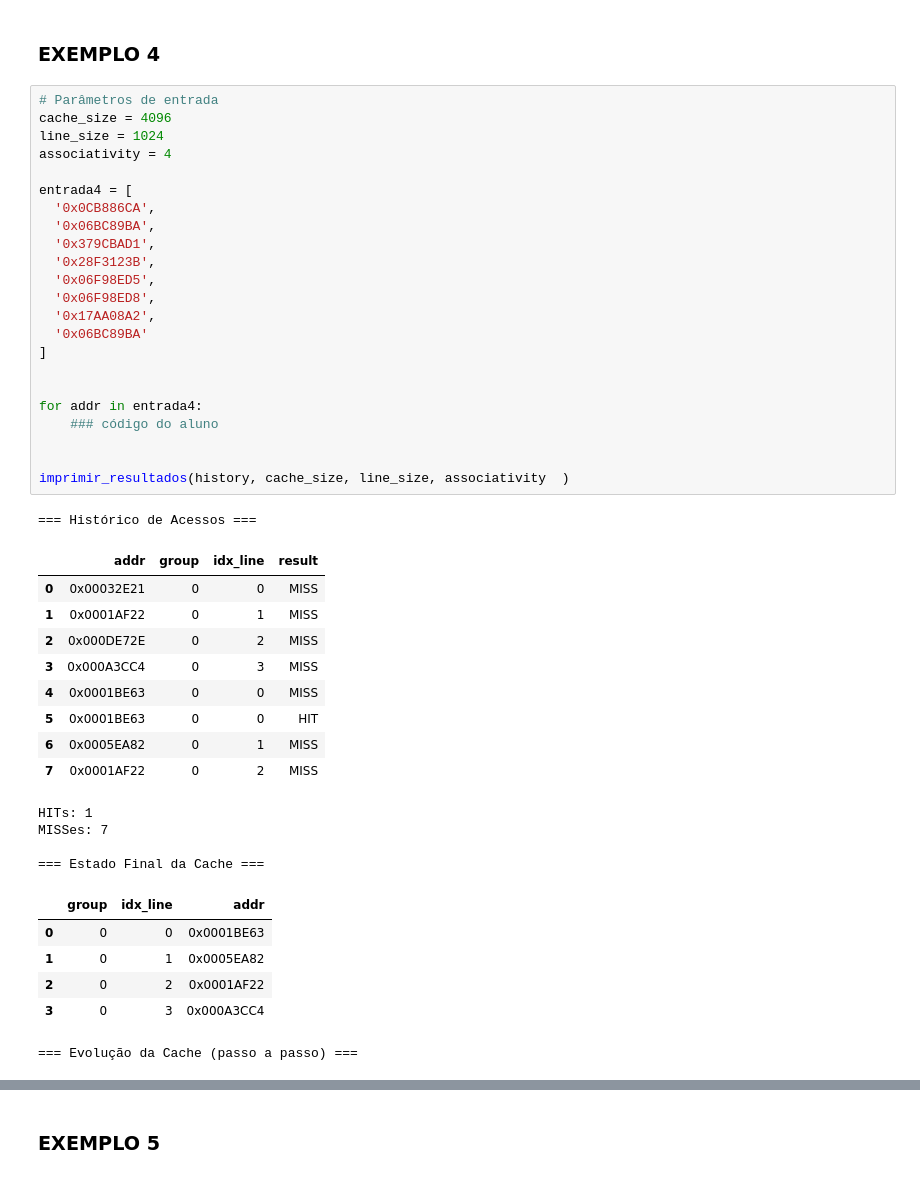
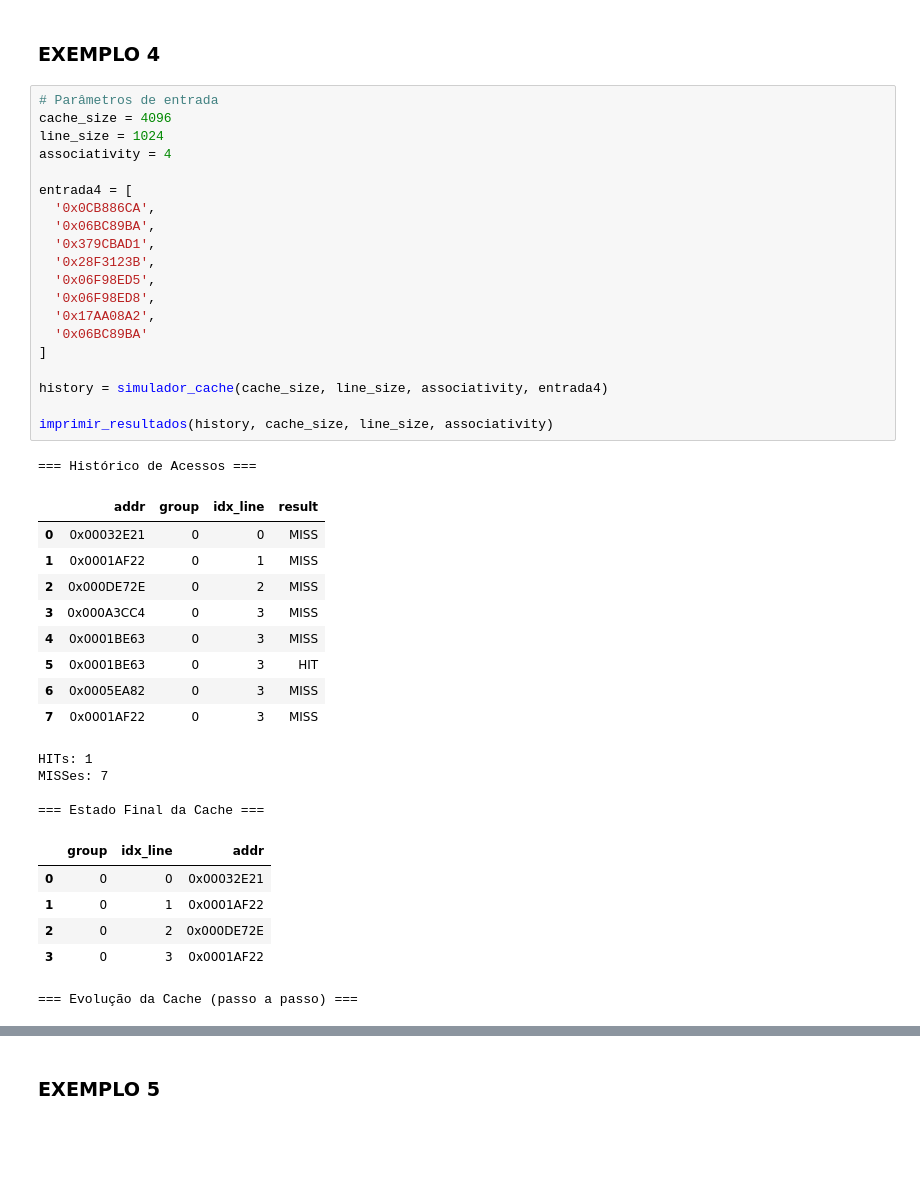
Before and after one commit to adriele07/tb3_arquitetura_de_computadores, a Jupyter notebook: TP3_OC1_Simulador_de_Memória_Cache.ipynb, the cells around one changed output, grey strips where cells are left out. Drawn from its saved outputs; the diff is of its cells as text; blank space fills up the shorter version.

Commit message:
new file:   TP3 - OC1 2025-1.docx.txt 	modified:   "TP3_OC1_Simulador_de_Mem\303\263ria_Cache.ipynb"

```diff
--- a/TP3_OC1_Simulador_de_Memória_Cache.ipynb
+++ b/TP3_OC1_Simulador_de_Memória_Cache.ipynb
@@ -378,46 +428,43 @@ MISSes: 6
 # %%
 # Parâmetros de entrada
 cache_size = 4096
 line_size = 1024
 associativity = 4
 
 entrada4 = [
   '0x0CB886CA',
   '0x06BC89BA',
   '0x379CBAD1',
   '0x28F3123B',
   '0x06F98ED5',
   '0x06F98ED8',
   '0x17AA08A2',
   '0x06BC89BA'
 ]
 
+history = simulador_cache(cache_size, line_size, associativity, entrada4)
 
-for addr in entrada4:
-    ### código do aluno
-
-
-imprimir_resultados(history, cache_size, line_size, associativity  )
+imprimir_resultados(history, cache_size, line_size, associativity)
 # %% [output]
 === Histórico de Acessos ===
 |  | addr | group | idx_line | result |
 | 0 | 0x00032E21 | 0 | 0 | MISS |
 | 1 | 0x0001AF22 | 0 | 1 | MISS |
 | 2 | 0x000DE72E | 0 | 2 | MISS |
 | 3 | 0x000A3CC4 | 0 | 3 | MISS |
-| 4 | 0x0001BE63 | 0 | 0 | MISS |
-| 5 | 0x0001BE63 | 0 | 0 | HIT |
-| 6 | 0x0005EA82 | 0 | 1 | MISS |
-| 7 | 0x0001AF22 | 0 | 2 | MISS |
+| 4 | 0x0001BE63 | 0 | 3 | MISS |
+| 5 | 0x0001BE63 | 0 | 3 | HIT |
+| 6 | 0x0005EA82 | 0 | 3 | MISS |
+| 7 | 0x0001AF22 | 0 | 3 | MISS |
 HITs: 1
 MISSes: 7
 
 === Estado Final da Cache ===
 |  | group | idx_line | addr |
-| 0 | 0 | 0 | 0x0001BE63 |
-| 1 | 0 | 1 | 0x0005EA82 |
-| 2 | 0 | 2 | 0x0001AF22 |
-| 3 | 0 | 3 | 0x000A3CC4 |
+| 0 | 0 | 0 | 0x00032E21 |
+| 1 | 0 | 1 | 0x0001AF22 |
+| 2 | 0 | 2 | 0x000DE72E |
+| 3 | 0 | 3 | 0x0001AF22 |
 === Evolução da Cache (passo a passo) ===
 [interactive output not drawn]
 [interactive output not drawn]
```
Also changed, not shown: parts of 7 cells of this notebook, 1 other file.
